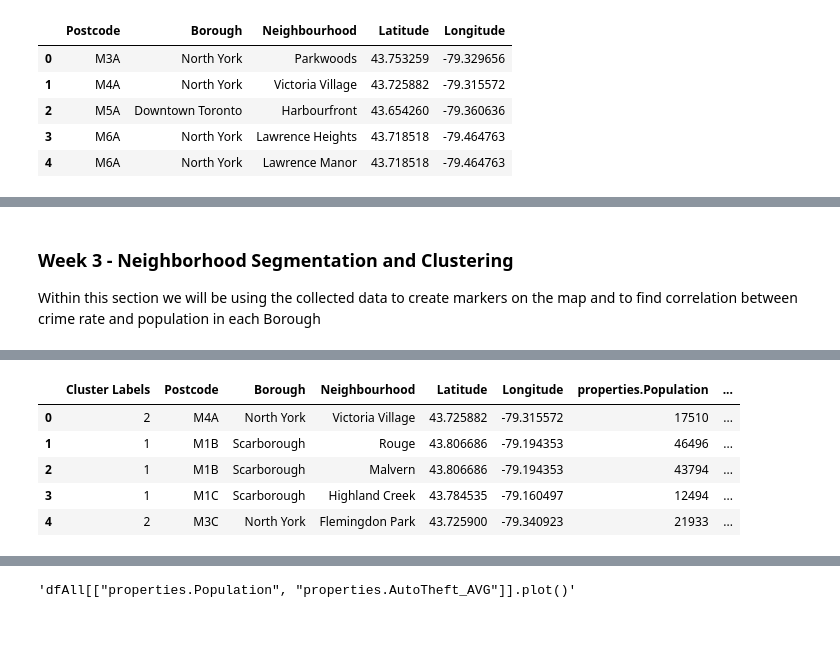
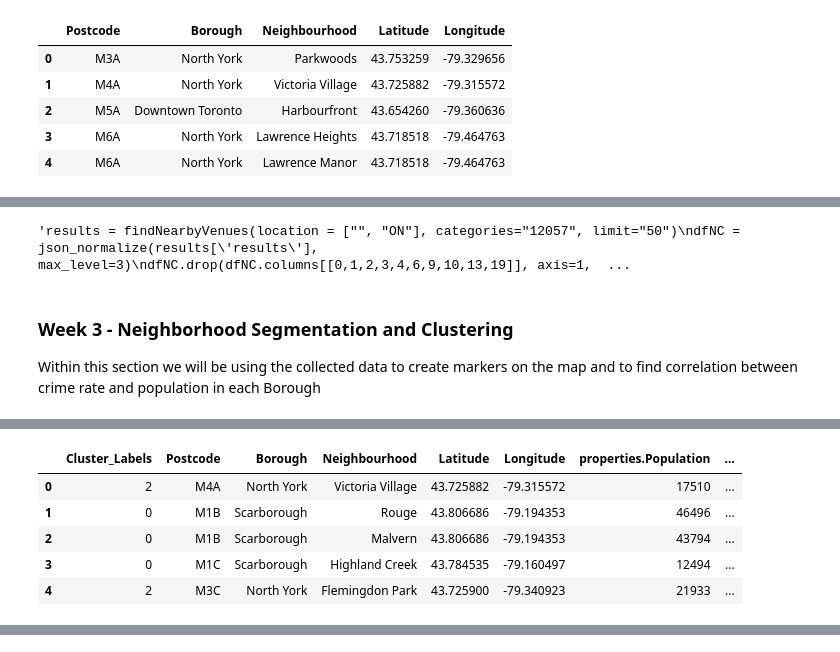
Before and after one commit to yash-patel268/Segmenting-and-Clustering-Neighborhoods-in-Toronto, a Jupyter notebook: Segmenting and Clustering Neighborhoods in Toronto.ipynb, the cells around one changed output, grey strips where cells are left out. Drawn from its saved outputs; the diff is of its cells as text; code cells hidden in the pictures.

```diff
--- a/Segmenting and Clustering Neighborhoods in Toronto.ipynb
+++ b/Segmenting and Clustering Neighborhoods in Toronto.ipynb
@@ -168,6 +168,6 @@ dfCrime.head()
 | 4 | Stonegate-Queensway | 25051 | 83.2 | 28.7 | 52.8 | ... |
 # %%
 dfProfiles = pd.read_csv('population-profiles.csv')
-dfProfiles.drop(dfProfiles.columns[[0,1,2,4,8,9,15,16,18,19,20,21,22,23,24,25,26,27,28,29,30,31,32,33,34,35,36,37,38]], axis=1, inplace=True)
+dfProfiles.drop(dfProfiles.columns[[0,1,2,4,8,9,15,16,18,19,20,21,22,23,24,25,26,27,28,29,30,31,32,33,34,35]], axis=1, inplace=True)
 dfProfiles.head()
 # %% [output]
@@ -178,9 +178,9 @@ dfProfiles.head()
 | 3 | Islington Avenue | 37405 | 4440 | 8415 | 6590 | ... |
 | 4 | Rouge | 38125 | 6580 | 11740 | 7740 | ... |
 # %%
-dfMerge2 = pd.merge(dfMerge, dfCrime, on='Neighbourhood')
-dfAll = pd.merge(dfMerge2, dfProfiles, on='Neighbourhood')
-dfAll
+dfMerge2 = pd.merge(dfMerge, dfCrime, on='Neighbourhood', how='inner')
+dfAll = pd.merge(dfMerge2, dfProfiles, on='Neighbourhood', how='inner')
+dfAll.head()
 # %% [output]
 |  | Postcode | Borough | Neighbourhood | Latitude | Longitude | properties.Population | properties.Assault_AVG | ... |
 | 0 | M4A | North York | Victoria Village | 43.725882 | -79.315572 | 17510 | 119.3 | ... |
@@ -202,3 +202,12 @@ dfAll
+# %%
+"""results = findNearbyVenues(location = ["", "ON"], categories="12057", limit="50")
+dfNC = json_normalize(results['results'], max_level=3)
+dfNC.drop(dfNC.columns[[0,1,2,3,4,6,9,10,13,19]], axis=1, inplace=True)
+dfNC.rename(columns={'location.locality':'Locality'}, inplace=True)
+dfNC = dfNC[dfNC.Locality != 'Toronto']
+dfNC"""
+# %% [output]
+'results = findNearbyVenues(location = ["", "ON"], categories="12057", limit="50")\ndfNC = json_normalize(results[\'results\'], max_level=3)\ndfNC.drop(dfNC.columns[[0,1,2,3,4,6,9,10,13,19]], axis=1,  ...
 # %% [markdown]
 <h3>Week 3 - Neighborhood Segmentation and Clustering</h3>
 <p>
@@ -224,15 +233,16 @@ mapWithMarkers
 # %%
 k=8
 toronto_clustering = dfAll
 kmeans = KMeans(n_clusters = k).fit(pd.get_dummies(toronto_clustering[["Borough"]]))
 dfAll.insert(0, 'Cluster Labels', kmeans.labels_)
+dfAll.columns = dfAll.columns.str.replace(' ', '_')
 dfAll.head()
 # %% [output]
-|  | Cluster Labels | Postcode | Borough | Neighbourhood | Latitude | Longitude | properties.Population | ... |
+|  | Cluster_Labels | Postcode | Borough | Neighbourhood | Latitude | Longitude | properties.Population | ... |
 | 0 | 2 | M4A | North York | Victoria Village | 43.725882 | -79.315572 | 17510 | ... |
-| 1 | 1 | M1B | Scarborough | Rouge | 43.806686 | -79.194353 | 46496 | ... |
-| 2 | 1 | M1B | Scarborough | Malvern | 43.806686 | -79.194353 | 43794 | ... |
-| 3 | 1 | M1C | Scarborough | Highland Creek | 43.784535 | -79.160497 | 12494 | ... |
+| 1 | 0 | M1B | Scarborough | Rouge | 43.806686 | -79.194353 | 46496 | ... |
+| 2 | 0 | M1B | Scarborough | Malvern | 43.806686 | -79.194353 | 43794 | ... |
+| 3 | 0 | M1C | Scarborough | Highland Creek | 43.784535 | -79.160497 | 12494 | ... |
 | 4 | 2 | M3C | North York | Flemingdon Park | 43.725900 | -79.340923 | 21933 | ... |
 # %%
 map_clusters = folium.Map(location=[latitude, longitude], zoom_start=10)
@@ -257,7 +267,3 @@ for lat, lon, neighbourhood, cluster in zip(dfAll['Latitude'], dfAll['Longitude'
 map_clusters
 # %% [output]
 [interactive output not drawn]
-# %%
-"""dfAll[["properties.Population", "properties.AutoTheft_AVG"]].plot()"""
-# %% [output]
-'dfAll[["properties.Population", "properties.AutoTheft_AVG"]].plot()'
```
Also changed, not shown: parts of 9 cells of this notebook.
